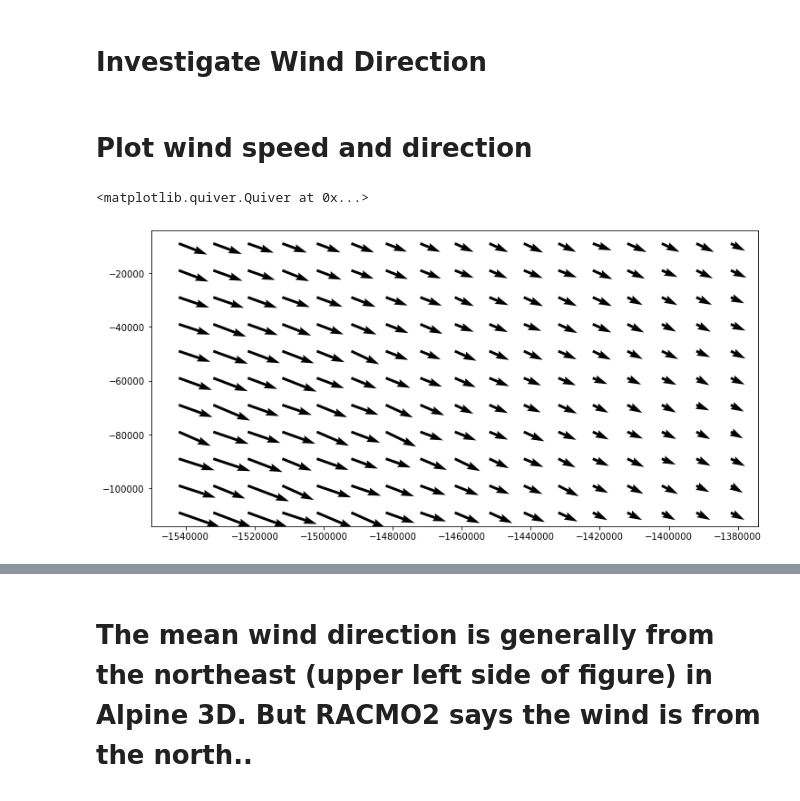
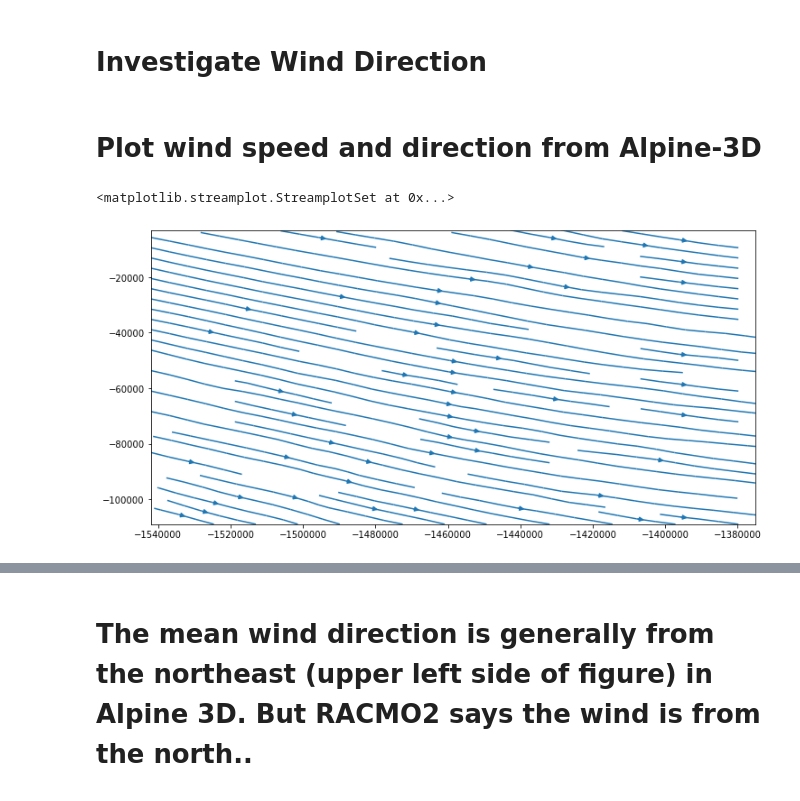
Before and after one commit to EricKeenan/SNOWPACK_WAIS, a Jupyter notebook: analysis/Wind_direction.ipynb, the cells around one changed output, grey strips where cells are left out. Drawn from its saved outputs; the diff is of its cells as text; code cells hidden in the pictures.

```diff
--- a/analysis/Wind_direction.ipynb
+++ b/analysis/Wind_direction.ipynb
@@ -10,31 +10,31 @@ import geopandas as gpd
 # %%
 ds = xr.open_dataset("../output/grids/a3d_grids.nc")
 # %% [markdown]
-# Plot wind speed and direction
+# Plot wind speed and direction from Alpine-3D
 # %%
 '''
 Calculates U and V components of wind from wind speed and direction.
 Wind direction is the meteorological wind direction (i.e. direction the wind is coming from in degrees)
 '''
 def calc_U_V(speed, direction):
     U = -speed * np.sin(math.pi / 180 * direction)
     V = -speed * np.cos(math.pi / 180 * direction)
     return U, V
 
 # Get U and V components
 U, V = calc_U_V(ds['ws'], ds['dw'])
 
 # Get lat/lon
 x_snowpack = ds['easting']
 y_snowpack = ds['northing']
 
 # Plot map of mean wind
 plt.figure(figsize=(12,6))
 space = 10
-plt.quiver(x_snowpack[::space], y_snowpack[::space], U.mean(dim='time')[::space,::space], V.mean(dim='time')[::space,::space])
+plt.streamplot(x_snowpack.values, y_snowpack.values, U.mean(dim='time'), V.mean(dim='time'))
 # %% [output]
-<matplotlib.quiver.Quiver at 0x...>
+<matplotlib.streamplot.StreamplotSet at 0x...>
-[figure, old version]
+[figure, new version]
 # %%
 ds['dw'][:,50,50].plot()
 print(ds['dw'][:,50,50].mean()) # this is wrong... But it gives a first look at wind direction.
```
Also changed, not shown: parts of 5 cells of this notebook, 2 other files.
